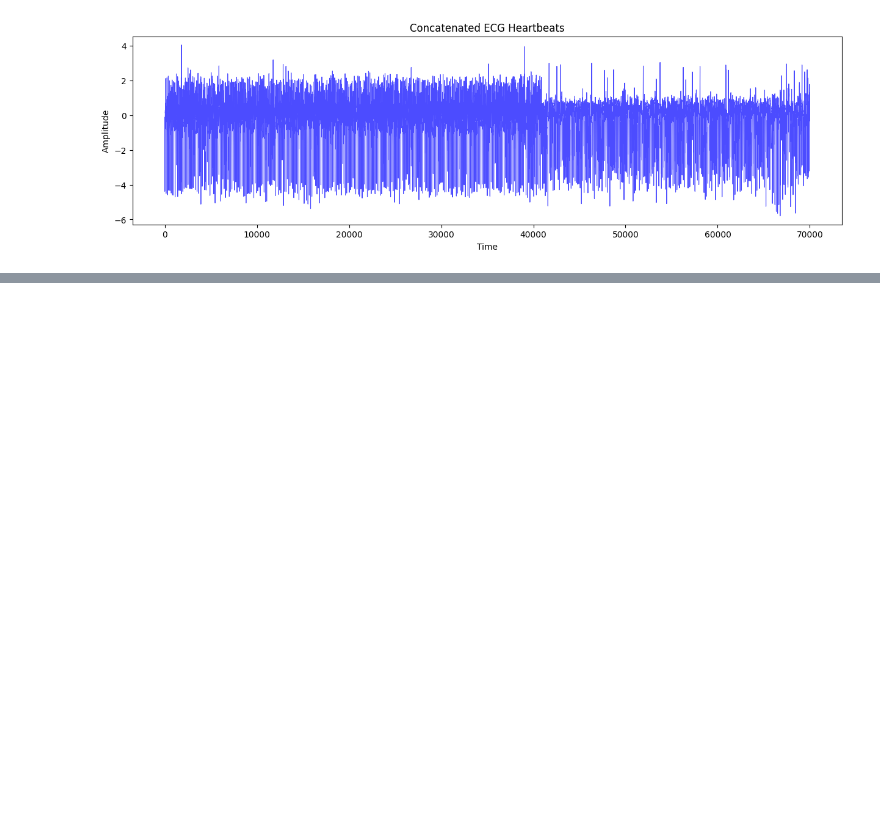
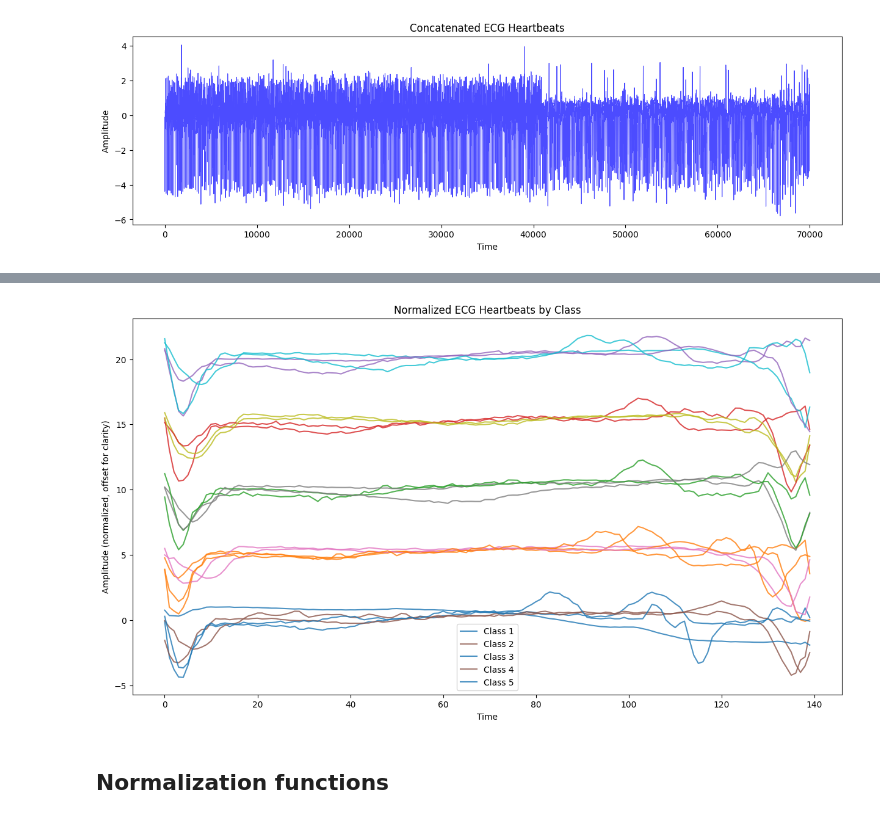
Before and after one commit to SafaeHaj/GIT-Group-9, a Jupyter notebook: assign1/1D/ECG5000/code/read.ipynb, the cells around one changed output, grey strips where cells are left out. Saved outputs shown, nothing was run; the diff lists cells and outputs as text; code cells hidden in the pictures; blank space fills up the shorter version.

```diff
--- a/assign1/1D/ECG5000/code/read.ipynb
+++ b/assign1/1D/ECG5000/code/read.ipynb
@@ -58,0 +126,25 @@ plt.show()
+# %%
+# Function to normalize ECG signals
+def normalize_signal(signal):
+    return (signal - np.mean(signal)) / np.std(signal)
+
+# Apply normalization
+normalized_signals = np.apply_along_axis(normalize_signal, 1, signals)
+
+# Plot normalized heartbeats per class
+plt.figure(figsize=(15, 8))
+for i, class_label in enumerate(unique_classes):
+    class_signals = normalized_signals[labels == class_label][:5]
+
+    for j, sig in enumerate(class_signals):
+        plt.plot(sig + j * 5, label=f"Class {class_label}" if j == 0 else "", alpha=0.8)
+
+plt.title("Normalized ECG Heartbeats by Class")
+plt.xlabel("Time")
+plt.ylabel("Amplitude (normalized, offset for clarity)")
+plt.legend()
+plt.show()
+# %% [output]
+[figure, added]
+# %% [markdown]
+## Normalization functions
```
Also changed, not shown: parts of 15 cells of this notebook.
